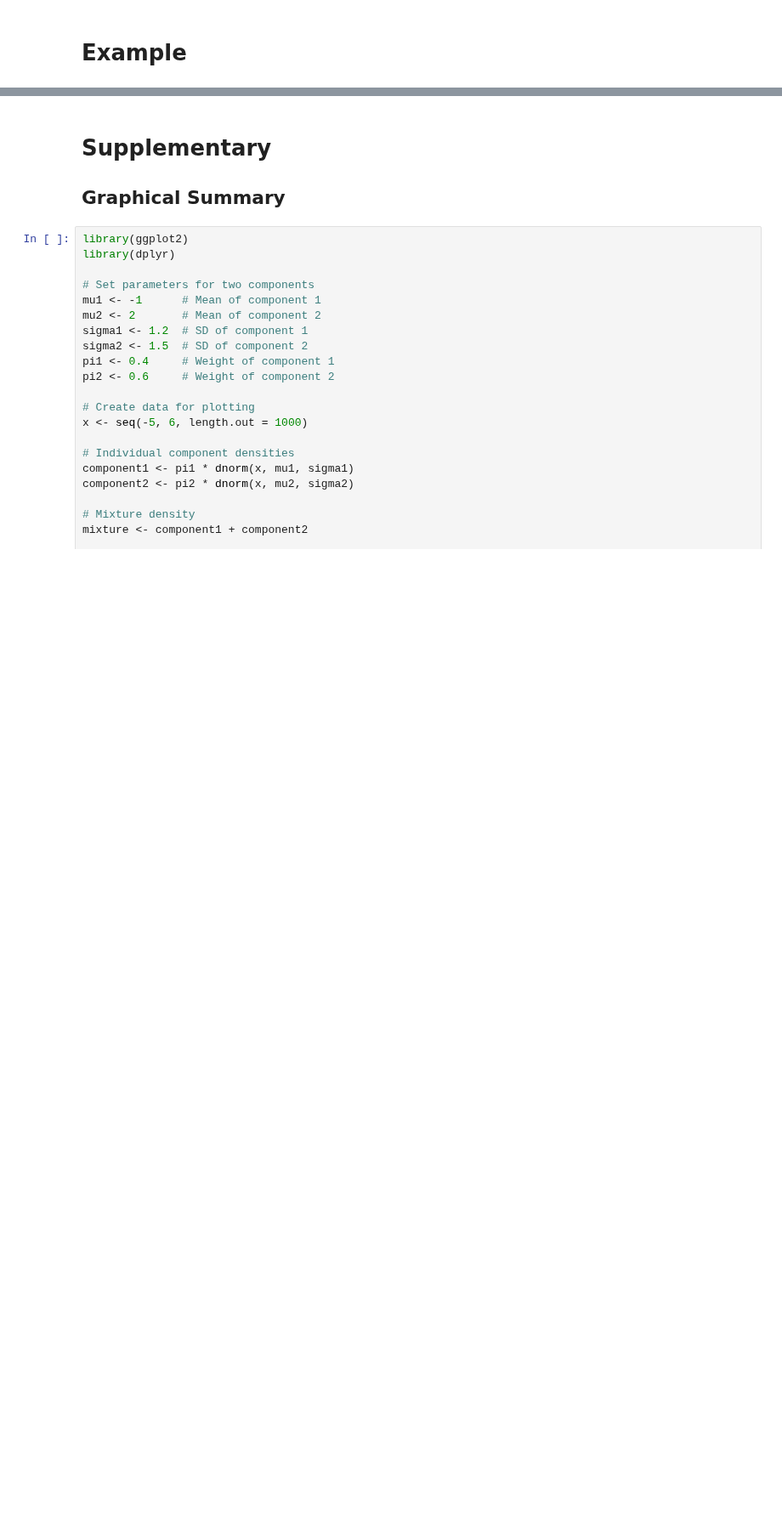
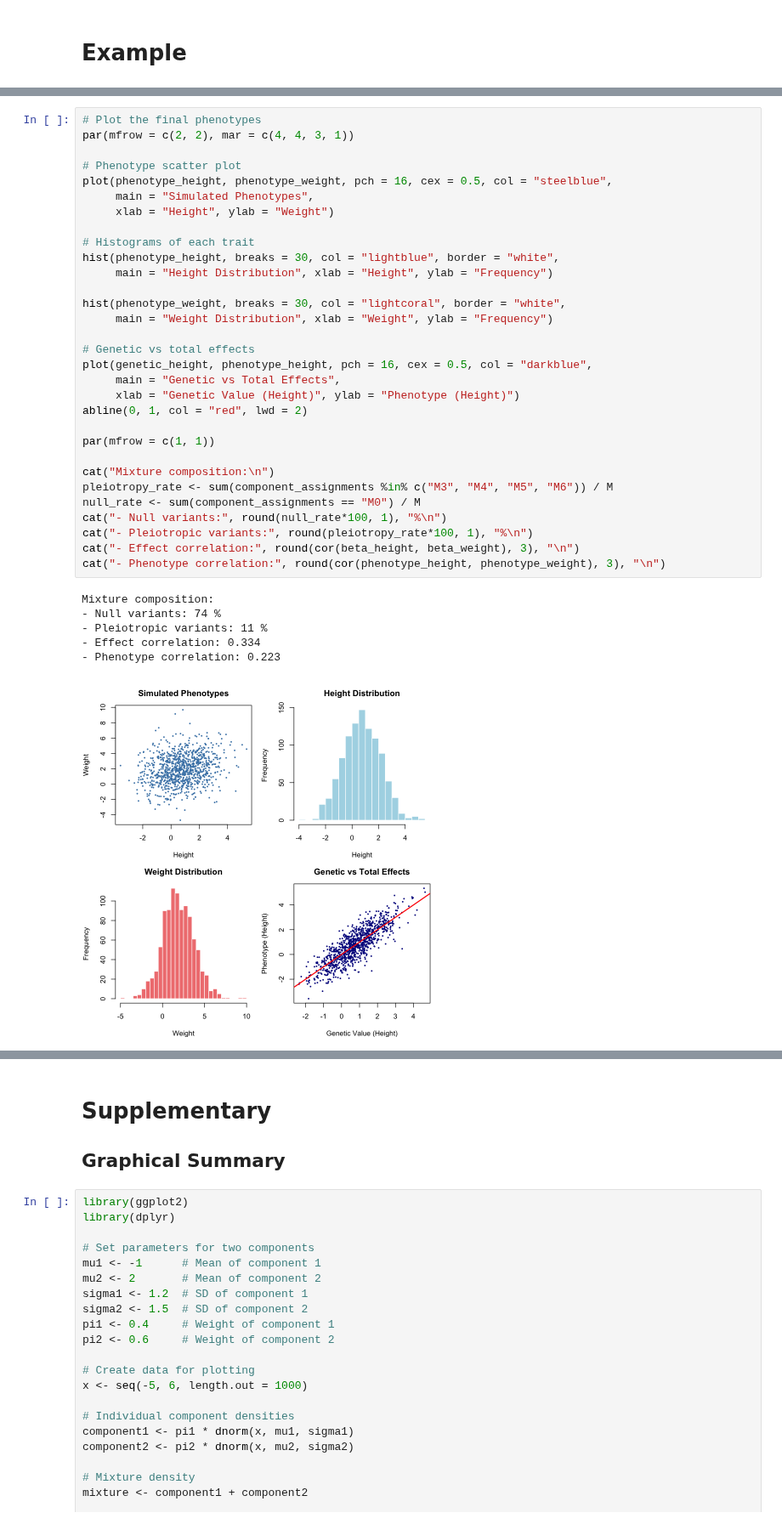
Before and after one commit to StatFunGen/statgen-prerequisites, a Jupyter notebook: Bayesian_mixture_model.ipynb, the cells around one changed output, grey strips where cells are left out. Shown at 85% size. Saved outputs shown, nothing was run; the diff lists cells and outputs as text; blank space fills up the shorter version.

```diff
--- a/Bayesian_mixture_model.ipynb
+++ b/Bayesian_mixture_model.ipynb
@@ -651,0 +360,38 @@ The mixture model thus provides a more biologically realistic framework by allow
+# %%
+# Plot the final phenotypes
+par(mfrow = c(2, 2), mar = c(4, 4, 3, 1))
+
+# Phenotype scatter plot
+plot(phenotype_height, phenotype_weight, pch = 16, cex = 0.5, col = "steelblue",
+     main = "Simulated Phenotypes",
+     xlab = "Height", ylab = "Weight")
+
+# Histograms of each trait
+hist(phenotype_height, breaks = 30, col = "lightblue", border = "white",
+     main = "Height Distribution", xlab = "Height", ylab = "Frequency")
+
+hist(phenotype_weight, breaks = 30, col = "lightcoral", border = "white",
+     main = "Weight Distribution", xlab = "Weight", ylab = "Frequency")
+
+# Genetic vs total effects
+plot(genetic_height, phenotype_height, pch = 16, cex = 0.5, col = "darkblue",
+     main = "Genetic vs Total Effects",
+     xlab = "Genetic Value (Height)", ylab = "Phenotype (Height)")
+abline(0, 1, col = "red", lwd = 2)
+
+par(mfrow = c(1, 1))
+
+cat("Mixture composition:\n")
+pleiotropy_rate <- sum(component_assignments %in% c("M3", "M4", "M5", "M6")) / M
+null_rate <- sum(component_assignments == "M0") / M
+cat("- Null variants:", round(null_rate*100, 1), "%\n")
+cat("- Pleiotropic variants:", round(pleiotropy_rate*100, 1), "%\n")
+cat("- Effect correlation:", round(cor(beta_height, beta_weight), 3), "\n")
+cat("- Phenotype correlation:", round(cor(phenotype_height, phenotype_weight), 3), "\n")
+# %% [output]
+Mixture composition:
+- Null variants: 74 %
+- Pleiotropic variants: 11 %
+- Effect correlation: 0.334
+- Phenotype correlation: 0.223
+[figure, added]
```
Also changed, not shown: parts of 39 cells of this notebook, 6 other files.
